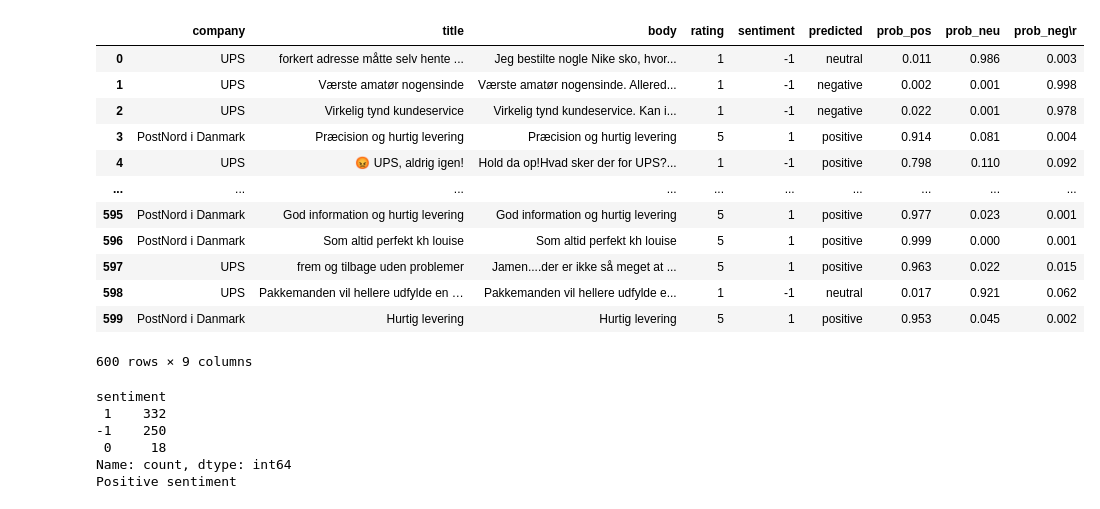
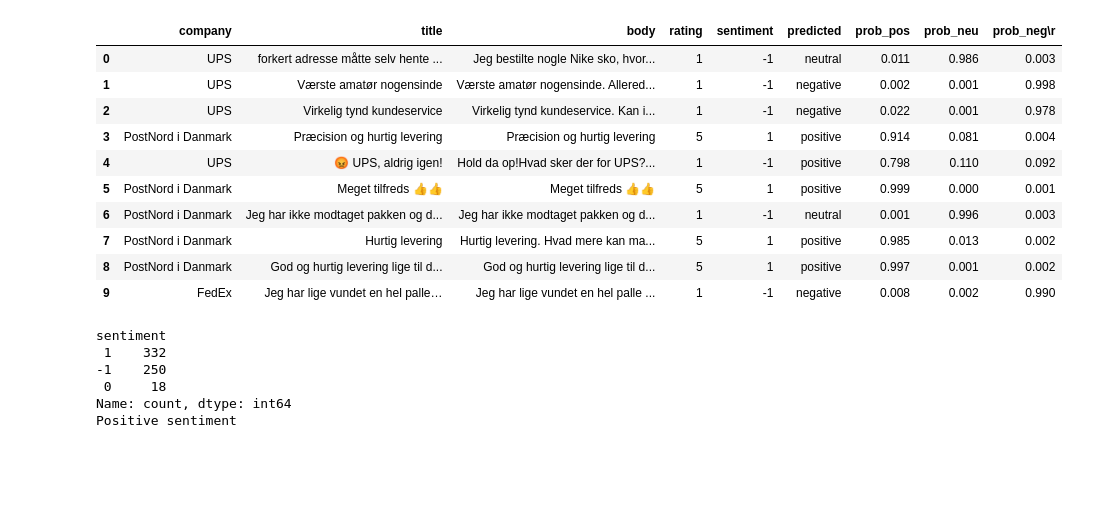
Before and after one commit to TheAgns/ExamProjectDataScience, a Jupyter notebook: RandomForestClassifier.ipynb, the cells around one changed output. Drawn from its saved outputs; the diff is of its cells as text; code cells hidden in the pictures; blank space fills up the shorter version.

```diff
--- a/RandomForestClassifier.ipynb
+++ b/RandomForestClassifier.ipynb
@@ -12,22 +15,20 @@ import modelmetrics
 # %%
 data = pd.read_csv('Data/dacy_sentiment.csv', lineterminator='\n')
 sentiment_map = {'positive': 1, 'neutral': 0, 'negative': -1}
 data['sentiment'] = data['sentiment'].replace(sentiment_map)
-data
+data.head(10)
 # %% [output]
 |  | company | title | body | rating | sentiment | predicted | prob_pos | prob_neu | prob_neg\r |
 | 0 | UPS | forkert adresse måtte selv hente ... | Jeg bestilte nogle Nike sko, hvor... | 1 | -1 | neutral | 0.011 | 0.986 | 0.003 |
 | 1 | UPS | Værste amatør nogensinde | Værste amatør nogensinde. Allered... | 1 | -1 | negative | 0.002 | 0.001 | 0.998 |
 | 2 | UPS | Virkelig tynd kundeservice | Virkelig tynd kundeservice. Kan i... | 1 | -1 | negative | 0.022 | 0.001 | 0.978 |
 | 3 | PostNord i Danmark | Præcision og hurtig levering | Præcision og hurtig levering | 5 | 1 | positive | 0.914 | 0.081 | 0.004 |
 | 4 | UPS | 😡 UPS, aldrig igen! | Hold da op!Hvad sker der for UPS?... | 1 | -1 | positive | 0.798 | 0.110 | 0.092 |
-| ... | ... | ... | ... | ... | ... | ... | ... | ... | ... |
-| 595 | PostNord i Danmark | God information og hurtig levering | God information og hurtig levering | 5 | 1 | positive | 0.977 | 0.023 | 0.001 |
-| 596 | PostNord i Danmark | Som altid perfekt kh louise | Som altid perfekt kh louise | 5 | 1 | positive | 0.999 | 0.000 | 0.001 |
-| 597 | UPS | frem og tilbage uden problemer | Jamen....der er ikke så meget at ... | 5 | 1 | positive | 0.963 | 0.022 | 0.015 |
-| 598 | UPS | Pakkemanden vil hellere udfylde en … | Pakkemanden vil hellere udfylde e... | 1 | -1 | neutral | 0.017 | 0.921 | 0.062 |
-| 599 | PostNord i Danmark | Hurtig levering | Hurtig levering | 5 | 1 | positive | 0.953 | 0.045 | 0.002 |
+| 5 | PostNord i Danmark | Meget tilfreds 👍👍 | Meget tilfreds 👍👍 | 5 | 1 | positive | 0.999 | 0.000 | 0.001 |
+| 6 | PostNord i Danmark | Jeg har ikke modtaget pakken og d... | Jeg har ikke modtaget pakken og d... | 1 | -1 | neutral | 0.001 | 0.996 | 0.003 |
+| 7 | PostNord i Danmark | Hurtig levering | Hurtig levering. Hvad mere kan ma... | 5 | 1 | positive | 0.985 | 0.013 | 0.002 |
+| 8 | PostNord i Danmark | God og hurtig levering lige til d... | God og hurtig levering lige til d... | 5 | 1 | positive | 0.997 | 0.001 | 0.002 |
+| 9 | FedEx | Jeg har lige vundet en hel palle… | Jeg har lige vundet en hel palle ... | 1 | -1 | negative | 0.008 | 0.002 | 0.990 |
-600 rows × 9 columns
 # %%
 # splitter dataen til traning og test set 80/20
 train_data = data.sample(frac=0.8, random_state=42)
```
Also changed, not shown: parts of 7 cells of this notebook.
